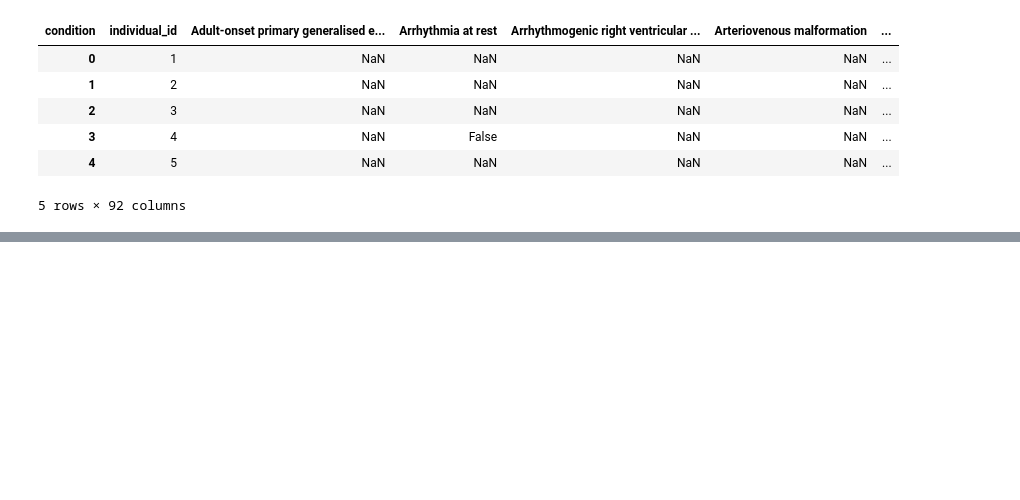
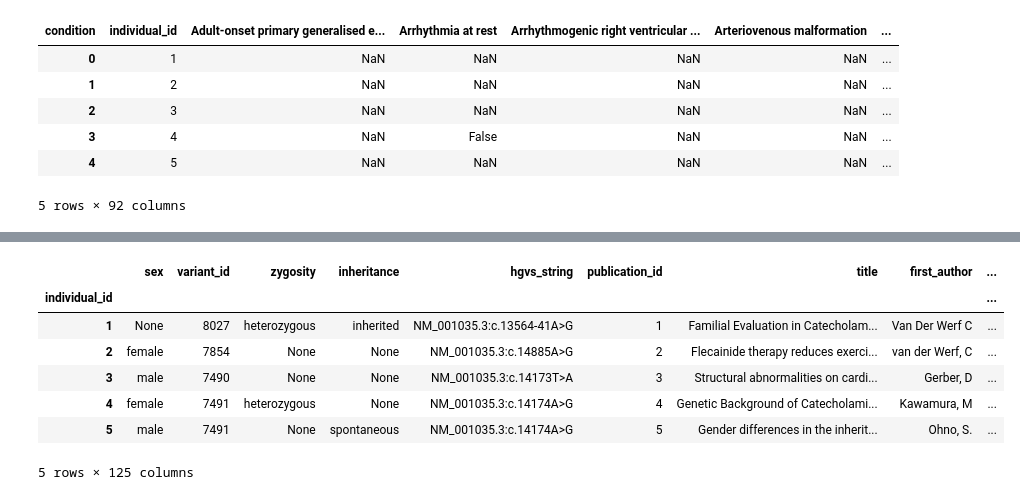
Before and after one commit to alexdaiii/cpvt_database_analysis, a Jupyter notebook: notebooks/pivot_tables.ipynb, the cells around one changed output, grey strips where cells are left out. Drawn from its saved outputs; the diff is of its cells as text; code cells hidden in the pictures; blank space fills up the shorter version.

Commit message:
added tables for all individuals fields

```diff
--- a/notebooks/pivot_tables.ipynb
+++ b/notebooks/pivot_tables.ipynb
@@ -64,0 +216,9 @@ df2.to_csv(df_file, index=False)
+# %%
+df4_2_pivot = df4_2_pre.pivot(index='individual_id', columns='condition',
+                              values='num_family_members').reset_index()
+df4_2_pivot.columns = [
+    f"{col}::num_family_members" if col != 'individual_id' else col
+    for col in
+    df4_2_pivot.columns.values]
+df4_2_pivot.set_index('individual_id', inplace=True)
+df4_2_pivot.head()
@@ -64,0 +233,4 @@ df2.to_csv(df_file, index=False)
+# %%
+# combine the two dataframes - not all individuals will be in both
+df4_pivot = df4_1_pivot.join(df4_2_pivot, how='outer')
+df4_pivot.head()
@@ -64,0 +252,14 @@ df2.to_csv(df_file, index=False)
+# %%
+df5 = pd.read_sql("""
+SELECT i.individual_id,
+       tr.treatment_taken,
+       tr.effective,
+       t.treatment_name
+FROM individual i
+         JOIN treatment_record tr
+                   ON i.individual_id = tr.patient_id
+         LEFT JOIN treatment t
+                   ON tr.treatment_id = t.treatment_id
+ORDER BY i.individual_id
+""", engine)
+df5.head()
@@ -64,0 +273,8 @@ df2.to_csv(df_file, index=False)
+# %%
+df5_pivot = df5.pivot(index='individual_id', columns='treatment_name',
+                      values=['treatment_taken', 'effective'])
+df5_pivot.reset_index(inplace=True)
+df5_pivot.columns = ['::'.join(col).strip().strip(":") for col in
+                     df5_pivot.columns.values]
+df5_pivot.set_index('individual_id', inplace=True)
+df5_pivot.head()
@@ -64,0 +374,14 @@ df2.to_csv(df_file, index=False)
+# %%
+df_all = df_rest.set_index('individual_id').join(df2).join(
+    df3_pivot
+).join(df4_pivot).join(df5_pivot)
+df_all.head()
+# %% [output]
+|  | sex | variant_id | zygosity | inheritance | hgvs_string | publication_id | title | first_author | ... |
+| individual_id |  |  |  |  |  |  |  |  | ... |
+| 1 | None | 8027 | heterozygous | inherited | NM_001035.3:c.13564-41A>G | 1 | Familial Evaluation in Catecholam... | Van Der Werf C | ... |
+| 2 | female | 7854 | None | None | NM_001035.3:c.14885A>G | 2 | Flecainide therapy reduces exerci... | van der Werf, C | ... |
+| 3 | male | 7490 | None | None | NM_001035.3:c.14173T>A | 3 | Structural abnormalities on cardi... | Gerber, D | ... |
+| 4 | female | 7491 | heterozygous | None | NM_001035.3:c.14174A>G | 4 | Genetic Background of Catecholami... | Kawamura, M | ... |
+| 5 | male | 7491 | None | spontaneous | NM_001035.3:c.14174A>G | 5 | Gender differences in the inherit... | Ohno, S. | ... |
+5 rows × 125 columns
```
Also changed, not shown: parts of 24 cells of this notebook, 2 other files.
